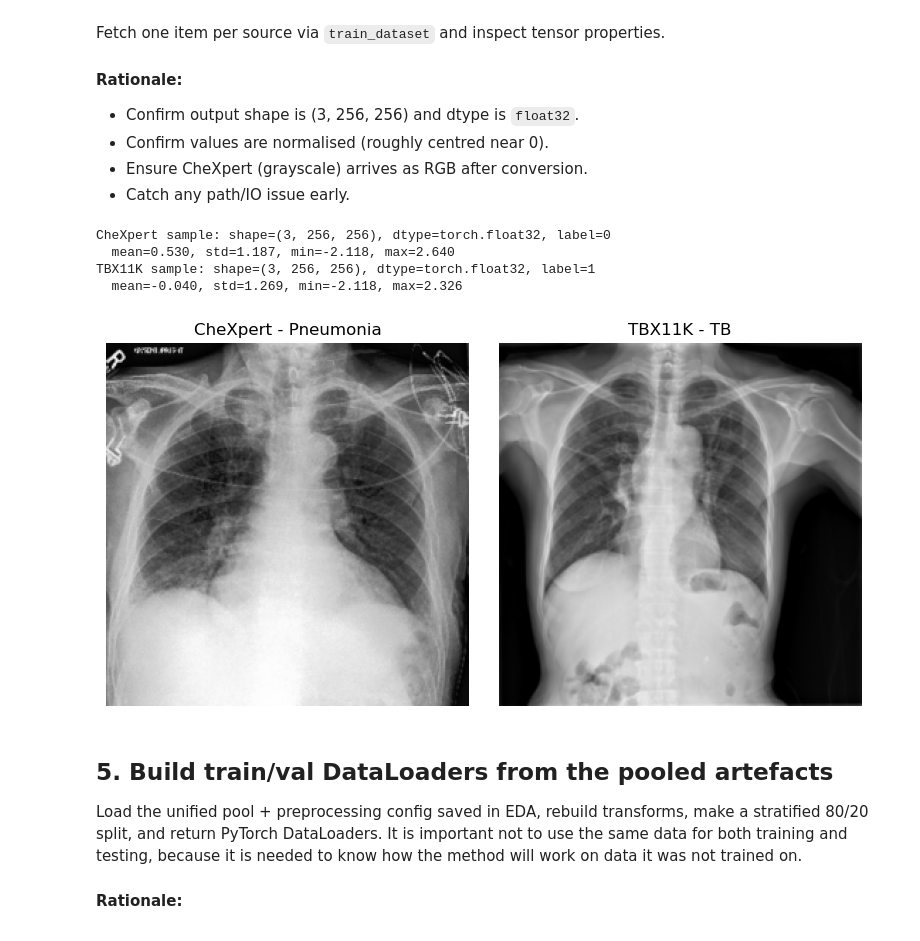
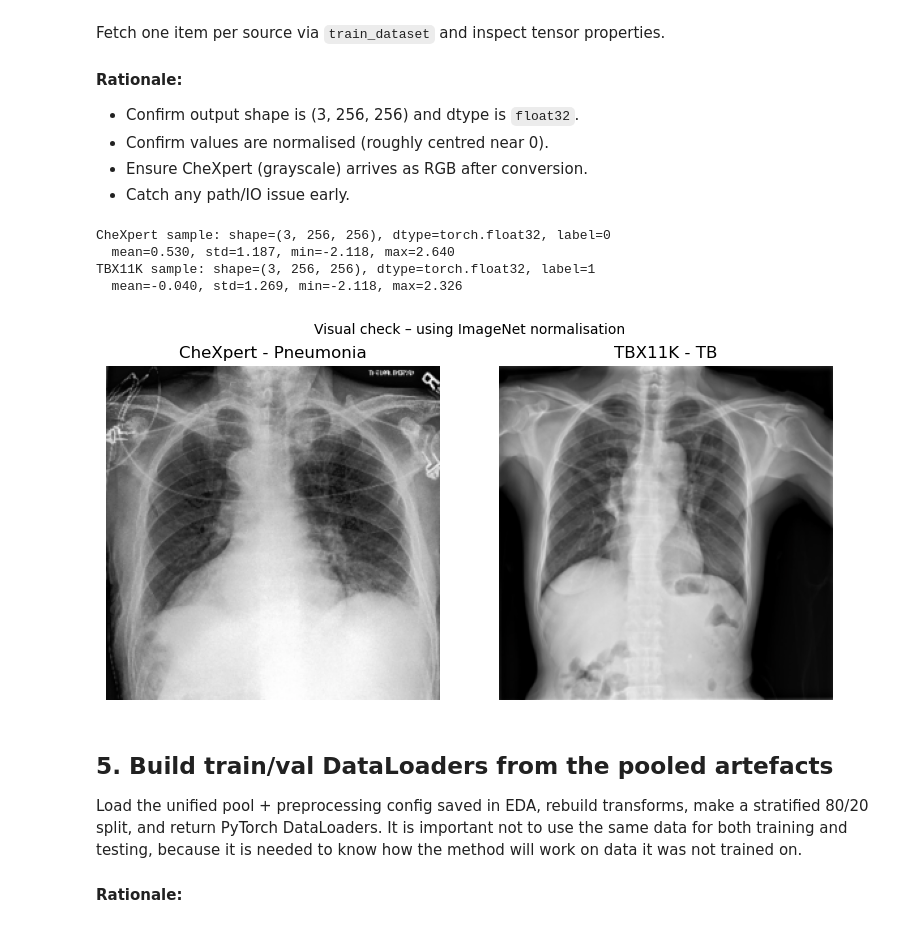
Before and after one commit to anichlabs/cxr-cnn-k8s-benchmark, a Jupyter notebook: notebooks/02_training_baseline.ipynb, the cells around one changed output. Saved outputs shown, nothing was run; the diff lists cells and outputs as text; code cells hidden in the pictures.

```diff
--- a/notebooks/02_training_baseline.ipynb
+++ b/notebooks/02_training_baseline.ipynb
@@ -168,34 +199,32 @@ Define a single train/eval pipeline at 256×256 RGB with ImageNet normalisation.
 # %%
 # Shared transforms for BOTH datasets (CheXpert + TBX11K), using parameters loaded from the persisted config.
 # This ensures identical preprocessing across all experiments and notebooks.
-# The transforms enforce RGB input, ImageNet normalisation, and safe horizontal flipping for frontal CXRs.
+# The transforms enforce RGB input, normalisation (ImageNet or CXR depending on toggle), and safe horizontal flipping for frontal CXRs.
 
 from torchvision.transforms import InterpolationMode
 from torchvision import transforms as T
 
-# Extract image size and ImageNet stats directly from the loaded configuration (cfg).
+# Extract image size directly from the loaded configuration (cfg).
 IMG_SIZE = int(cfg["img_size"])
-IMAGENET_MEAN = cfg["imagenet_mean"]
-IMAGENET_STD = cfg["imagenet_std"]
 
 train_transforms_shared = T.Compose([
     T.Resize(IMG_SIZE, interpolation=InterpolationMode.BILINEAR, antialias=True),  # Scale shortest side to IMG_SIZE (preserve aspect).
                                                                                    # Smooth resize.
-    T.CenterCrop(IMG_SIZE), # Deterministic crop; keeps central anatomy.
-    T.RandomHorizontalFlip(p=0.5), # Safe augmentation for frontal CXRs.
-    T.ToTensor(), # HWC (Height, Width, Channel -> CHW (Channel, Height, Width), convert to tensor [0..1].
-    T.Normalize(IMAGENET_MEAN, IMAGENET_STD) # Standardise to ImageNet stats.
+    T.CenterCrop(IMG_SIZE),  # Deterministic crop; keeps central anatomy.
+    T.RandomHorizontalFlip(p=0.5),  # Safe augmentation for frontal CXRs.
+    T.ToTensor(),  # HWC (Height, Width, Channel -> CHW (Channel, Height, Width)), convert to tensor [0..1].
+    T.Normalize(MEAN, STD)  # Use mean/std based on toggle defined above (ImageNet or CXR).
 ])
 
 eval_transforms_shared = T.Compose([
     T.Resize(IMG_SIZE, interpolation=InterpolationMode.BILINEAR, antialias=True),  # Preserve aspect ratio.
-    T.CenterCrop(IMG_SIZE), # Deterministic crop for evaluation.
+    T.CenterCrop(IMG_SIZE),  # Deterministic crop for evaluation.
     T.ToTensor(),
-    T.Normalize(IMAGENET_MEAN, IMAGENET_STD),
+    T.Normalize(MEAN, STD),
 ])
 
 # Attach to the current dataset instance (created above).
 train_dataset.transforms = train_transforms_shared  # Use shared training pipeline now.
 
-print(f"Transforms attached successfully: {IMG_SIZE}x{IMG_SIZE} with 'ImageNet' normalisation.")
+print(f'Transforms attached successfully: {IMG_SIZE}x{IMG_SIZE} with "{"ImageNet" if USE_IMAGENET_STATS else "CXR"}" normalisation.')
 # %% [output]
@@ -217,37 +246,40 @@ import matplotlib.pyplot as plt
 chex_idx = train_dataset.items.index[train_dataset.items["Source"] == "chexpert"][0]
 tbx_idx  = train_dataset.items.index[train_dataset.items["Source"] == "tbx11k"][0]
 
 # Pull samples (applied current train_dataset.transforms).
 x_chex, y_chex = train_dataset[chex_idx]
 x_tbx, y_tbx   = train_dataset[tbx_idx]
 
 def summ(name, x, y):
     print(f'{name}: shape={tuple(x.shape)}, dtype={x.dtype}, label={int(y)}')
     # Quick stats on a small subset of elements to avoid huge prints.
     t = x.flatten()
     print(f'  mean={t.mean().item():.3f}, std={t.std().item():.3f}, min={t.min().item():.3f}, max={t.max().item():.3f}')
 
 summ("CheXpert sample", x_chex, y_chex)
 summ("TBX11K sample", x_tbx, y_tbx)
 
 # --- Show the images below (inverse-normalise) ---
-image_mean = torch.tensor(IMAGENET_MEAN).view(3,1,1) # Reuse existing stats.
-image_std  = torch.tensor(IMAGENET_STD).view(3,1,1)
+# Use the same mean/std selected earlier via the USE_IMAGENET_STATS toggle.
+image_mean = torch.tensor(MEAN).view(3, 1, 1)
+image_std  = torch.tensor(STD).view(3, 1, 1)
 
 def denorm_np(x: torch.Tensor):
-    x = (x * image_std + image_mean).clamp(0,1)        # Invert normalisation.
+    # Invert normalisation for visualisation
+    x = (x * image_std + image_mean).clamp(0, 1)
     return x.permute(1, 2, 0).cpu().numpy()
 
 fig, ax = plt.subplots(1, 2, figsize=(8, 4))
 ax[0].imshow(denorm_np(x_chex)); ax[0].axis("off"); ax[0].set_title(f'CheXpert - {INDEX_TO_CLASS[int(y_chex)]}')
 ax[1].imshow(denorm_np(x_tbx));  ax[1].axis("off"); ax[1].set_title(f'TBX11K - {INDEX_TO_CLASS[int(y_tbx)]}')
+plt.suptitle(f"Visual check – using {'ImageNet' if USE_IMAGENET_STATS else 'CXR'} normalisation", fontsize=10)
 plt.tight_layout(); plt.show()
 # %% [output]
 CheXpert sample: shape=(3, 256, 256), dtype=torch.float32, label=0
   mean=0.530, std=1.187, min=-2.118, max=2.640
 TBX11K sample: shape=(3, 256, 256), dtype=torch.float32, label=1
   mean=-0.040, std=1.269, min=-2.118, max=2.326
-[figure, old version]
+[figure, new version]
 # %% [markdown]
 ## 5. Build train/val DataLoaders from the pooled artefacts
 Load the unified pool + preprocessing config saved in EDA, rebuild transforms, make a stratified 80/20 split, and return PyTorch DataLoaders.
```
Also changed, not shown: parts of 9 cells of this notebook, 5 other files.
